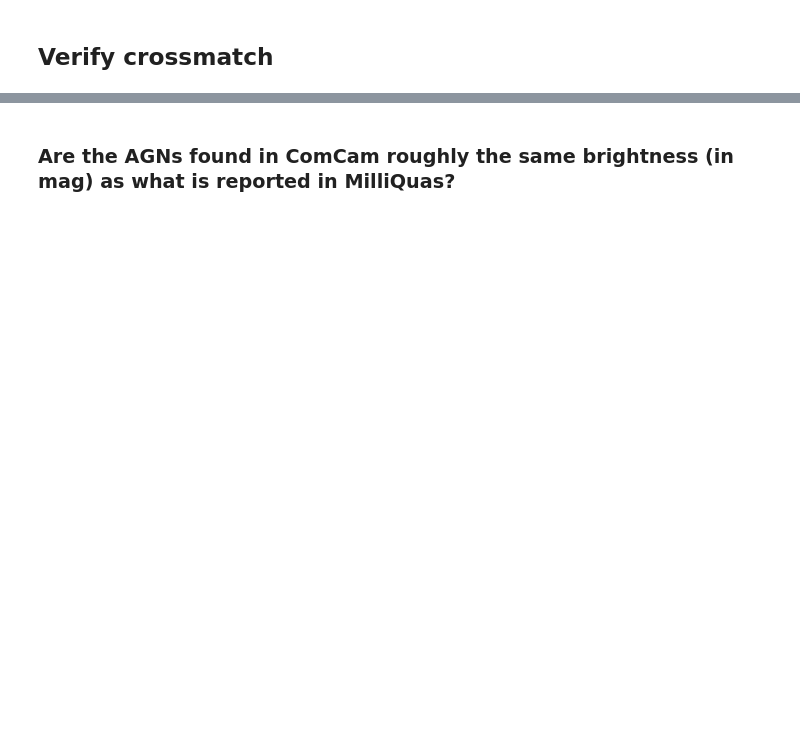
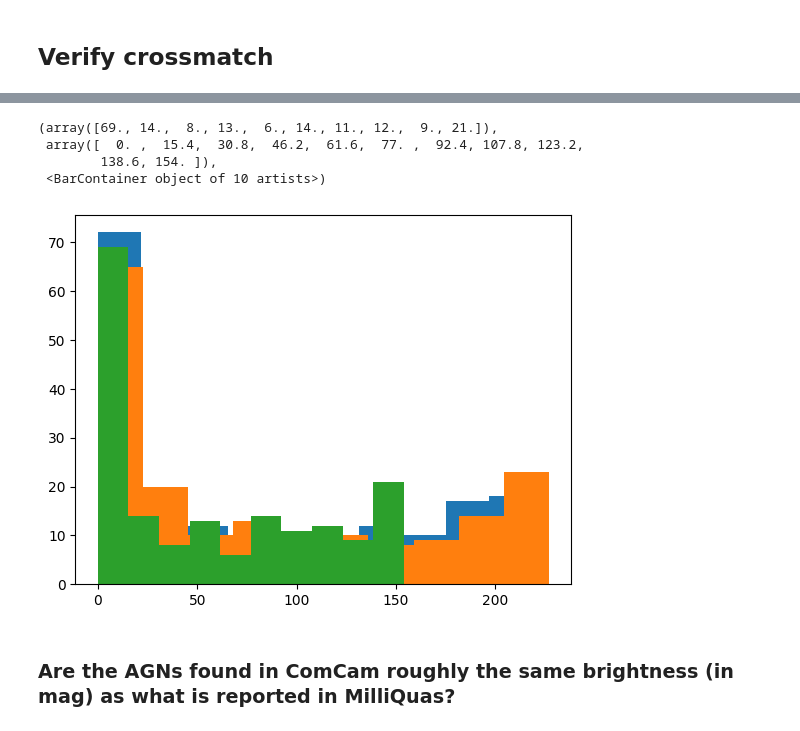
Before and after one commit to lsst-sitcom/linccf, a Jupyter notebook: internal/march_sprint/2.AGN/01-ComCam x Milliquas.ipynb, the cells around one changed output, grey strips where cells are left out. Drawn from its saved outputs; the diff is of its cells as text; code cells hidden in the pictures; blank space fills up the shorter version.

```diff
--- a/internal/march_sprint/2.AGN/01-ComCam x Milliquas.ipynb
+++ b/internal/march_sprint/2.AGN/01-ComCam x Milliquas.ipynb
@@ -59,0 +155,24 @@ comcam_x_milliquas.plot_pixels(plot_title="COMCAM x Milliquas")
+# %%
+comcam_x_milliquas_computed["n_sources"] = comcam_x_milliquas_computed["diaObjectForcedSource_COM"].apply(len)
+# %%
+bands = ["u", "g", "r", "i", "z", "y"]
+
+def count_bands(entry):
+    result = {}
+    for band in bands:
+        try:
+            result[band] = (entry['band'] == band).sum()
+        except Exception:
+            result[band] = 0
+    return result
+
+
+# Apply to each row
+band_counts = comcam_x_milliquas_computed["diaObjectForcedSource_COM"].apply(count_bands)
+print(band_counts)
+# Turn into a proper DataFrame
+band_counts_df = pd.DataFrame(band_counts.tolist()).fillna(0).astype(int)
+
+# Add to original
+for band in bands:
+    comcam_x_milliquas_computed[f"n_{band}"] = band_counts_df[band].values
@@ -60,3 +198,13 @@ comcam_x_milliquas.plot_pixels(plot_title="COMCAM x Milliquas")
+# %%
+plt.hist(comcam_x_milliquas_computed['n_g'])
+plt.hist(comcam_x_milliquas_computed['n_r'])
+plt.hist(comcam_x_milliquas_computed['n_i'])
+# %% [output]
+(array([69., 14.,  8., 13.,  6., 14., 11., 12.,  9., 21.]),
+ array([  0. ,  15.4,  30.8,  46.2,  61.6,  77. ,  92.4, 107.8, 123.2,
+        138.6, 154. ]),
+ <BarContainer object of 10 artists>)
+[figure, added]
 # %% [markdown]
 ### Are the AGNs found in ComCam roughly the same brightness (in mag) as what is reported in MilliQuas?
 # %%
```
Also changed, not shown: parts of 19 cells of this notebook, 1 other file.
